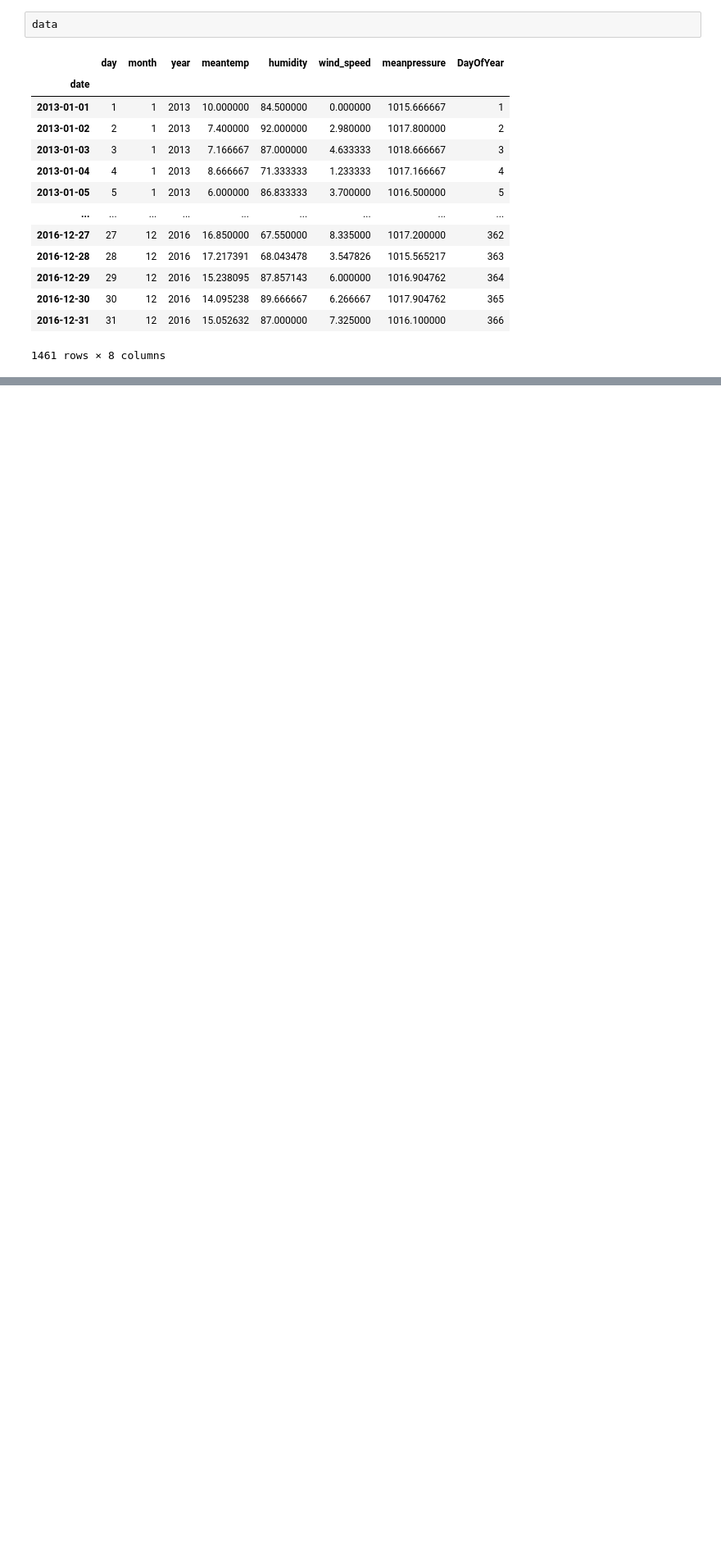
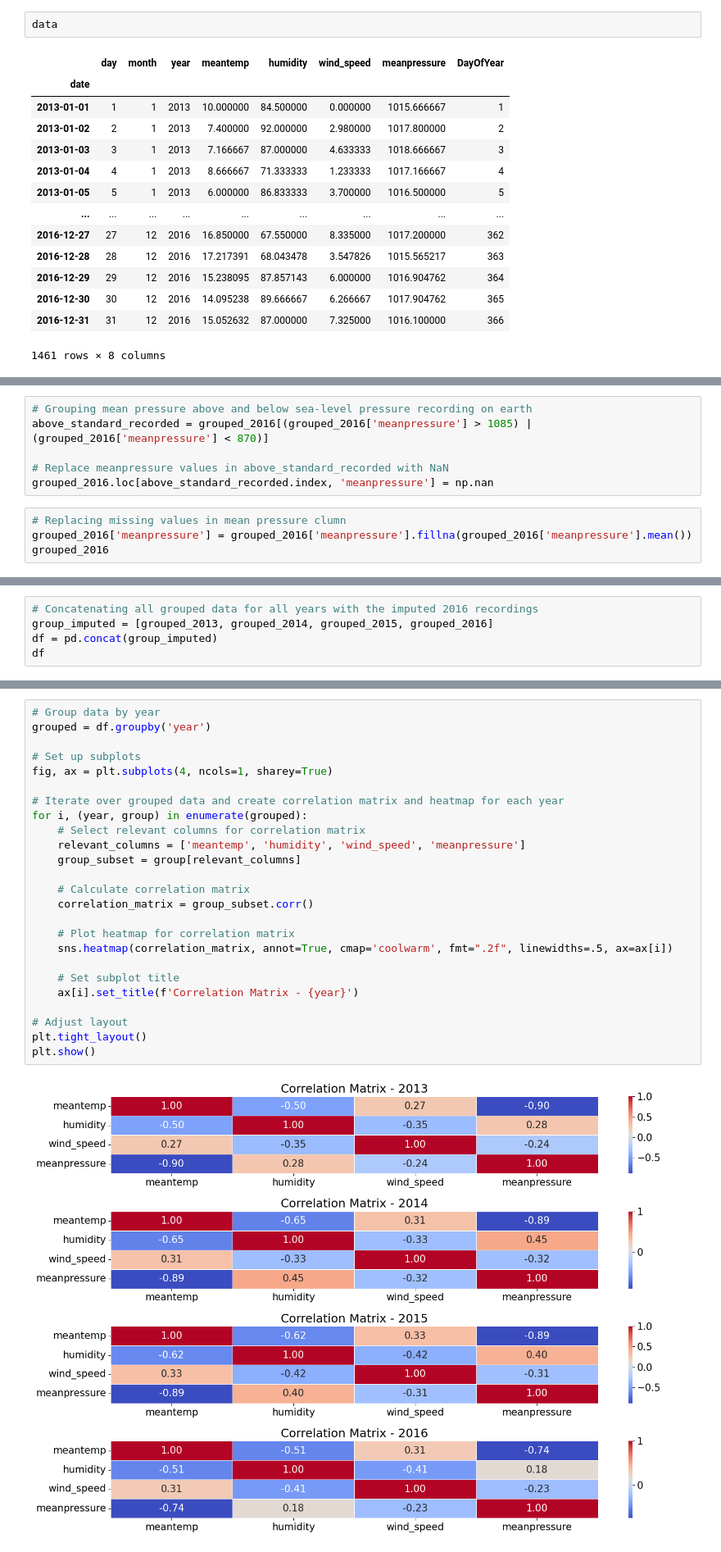
Before and after one commit to nwudochika/CMSC6950_Project, a Jupyter notebook: CMSC6950_Project.ipynb, the cells around one changed output, grey strips where cells are left out. Shown at 82% size. Drawn from its saved outputs; the diff is of its cells as text; blank space fills up the shorter version.

```diff
--- a/CMSC6950_Project.ipynb
+++ b/CMSC6950_Project.ipynb
@@ -497,0 +490,10 @@ my_mean(my_list)
+# %%
+# Grouping mean pressure above and below sea-level pressure recording on earth
+above_standard_recorded = grouped_2016[(grouped_2016['meanpressure'] > 1085) | (grouped_2016['meanpressure'] < 870)]
+
+# Replace meanpressure values in above_standard_recorded with NaN
+grouped_2016.loc[above_standard_recorded.index, 'meanpressure'] = np.nan
+# %%
+# Replacing missing values in mean pressure clumn
+grouped_2016['meanpressure'] = grouped_2016['meanpressure'].fillna(grouped_2016['meanpressure'].mean())
+grouped_2016
@@ -497,0 +520,5 @@ my_mean(my_list)
+# %%
+# Concatenating all grouped data for all years with the imputed 2016 recordings
+group_imputed = [grouped_2013, grouped_2014, grouped_2015, grouped_2016]
+df = pd.concat(group_imputed)
+df
@@ -497,0 +540,27 @@ my_mean(my_list)
+# %%
+# Group data by year
+grouped = df.groupby('year')
+
+# Set up subplots
+fig, ax = plt.subplots(4, ncols=1, sharey=True)
+
+# Iterate over grouped data and create correlation matrix and heatmap for each year
+for i, (year, group) in enumerate(grouped):
+    # Select relevant columns for correlation matrix
+    relevant_columns = ['meantemp', 'humidity', 'wind_speed', 'meanpressure']
+    group_subset = group[relevant_columns]
+
+    # Calculate correlation matrix
+    correlation_matrix = group_subset.corr()
+
+    # Plot heatmap for correlation matrix
+    sns.heatmap(correlation_matrix, annot=True, cmap='coolwarm', fmt=".2f", linewidths=.5, ax=ax[i])
+
+    # Set subplot title
+    ax[i].set_title(f'Correlation Matrix - {year}')
+
+# Adjust layout
+plt.tight_layout()
+plt.show()
+# %% [output]
+[figure, added]
```
Also changed, not shown: parts of 5 cells of this notebook.
